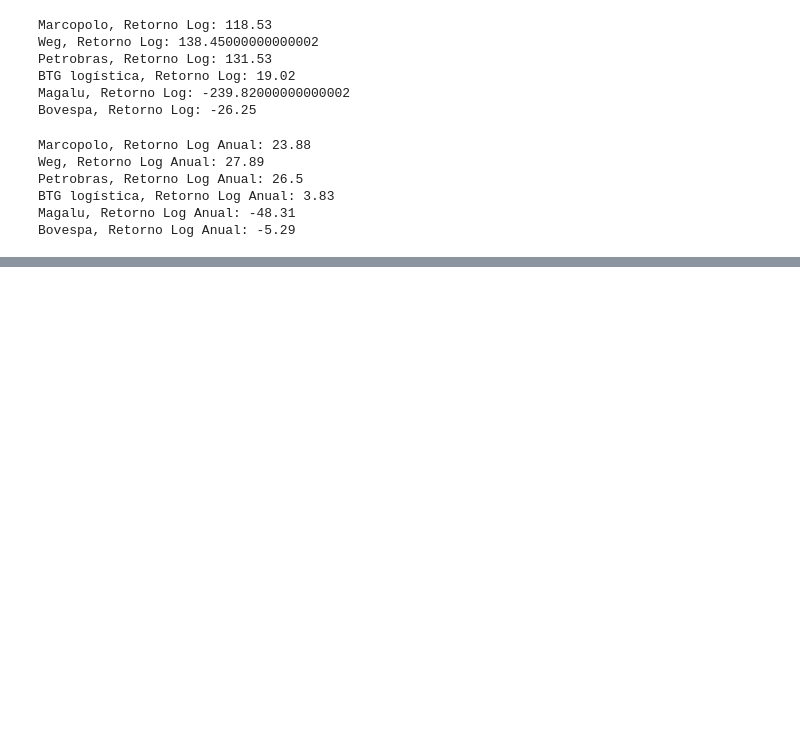
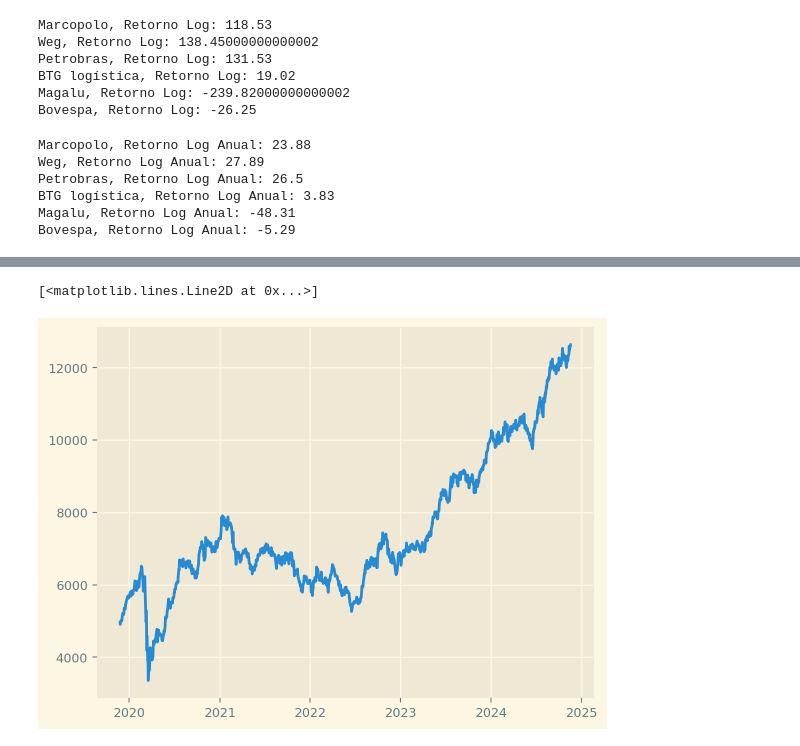
Before and after one commit to filmateus/data_science_financas, a Jupyter notebook: strocks_market_return_rate.ipynb, the cells around one changed output, grey strips where cells are left out. Saved outputs shown, nothing was run; the diff lists cells and outputs as text; code cells hidden in the pictures; blank space fills up the shorter version.

```diff
--- a/strocks_market_return_rate.ipynb
+++ b/strocks_market_return_rate.ipynb
@@ -254,0 +323,7 @@ Bovespa, Retorno Log Anual: -5.29
+# %%
+df = df_alocado.copy()
+df['Carteira'] = df.iloc[:,:].sum(axis=1)
+plt.plot( df['Carteira'])
+# %% [output]
+[<matplotlib.lines.Line2D at 0x...>]
+[figure, added]
```
Also changed, not shown: parts of 7 cells of this notebook.
